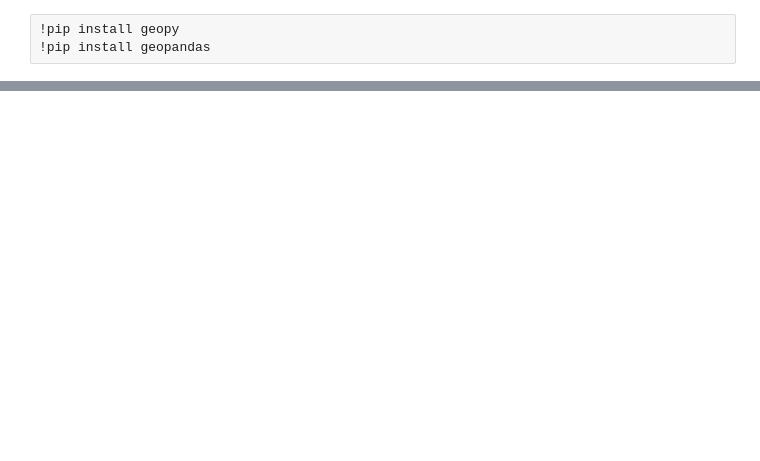
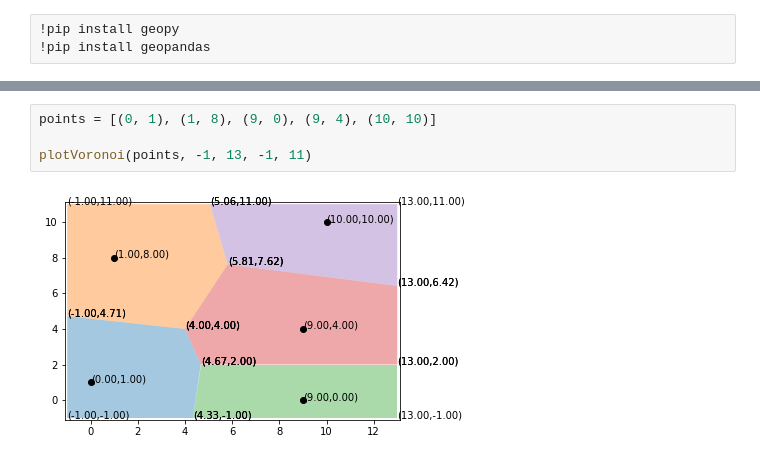
Before and after one commit to khuyentran1401/Voronoi-diagram, a Jupyter notebook: plot.ipynb, the cells around one changed output, grey strips where cells are left out. Saved outputs shown, nothing was run; the diff lists cells and outputs as text; blank space fills up the shorter version.

```diff
--- a/plot.ipynb
+++ b/plot.ipynb
@@ -200,0 +35,6 @@ ax.add_collection(
+# %%
+points = [(0, 1), (1, 8), (9, 0), (9, 4), (10, 10)]
+
+plotVoronoi(points, -1, 13, -1, 11)
+# %% [output]
+[figure, added]
```
Also changed, not shown: parts of 22 cells of this notebook, 3 other files.
